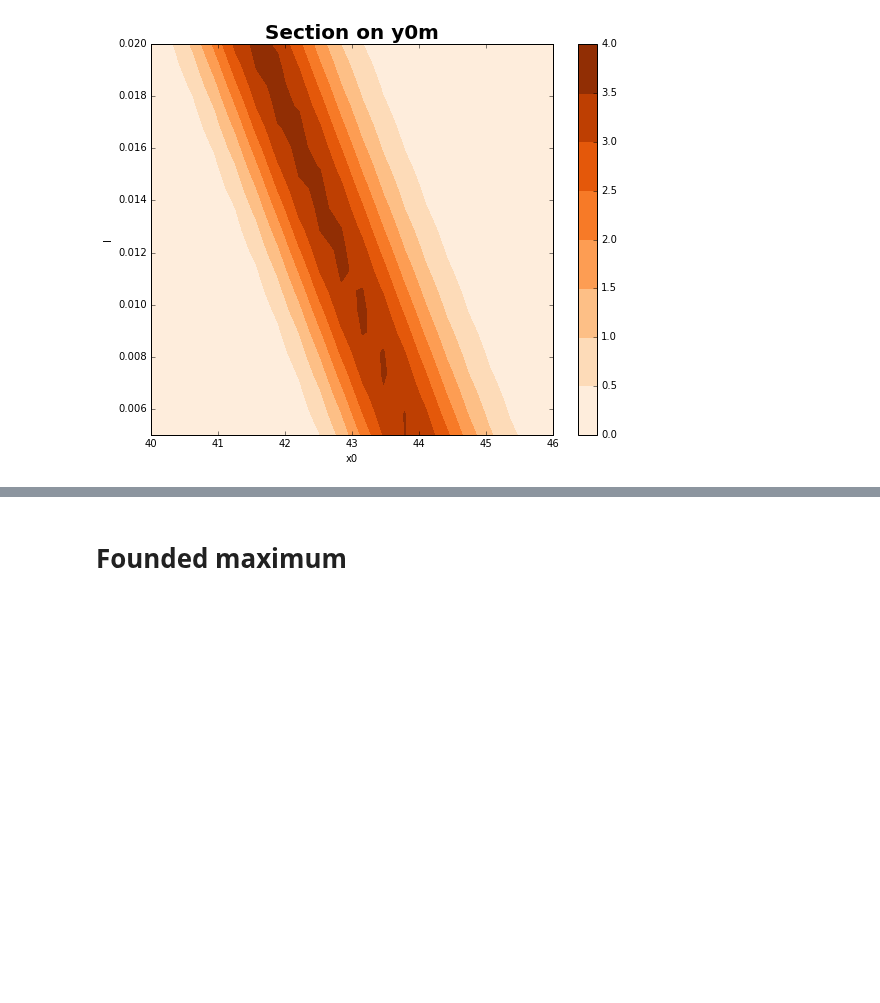
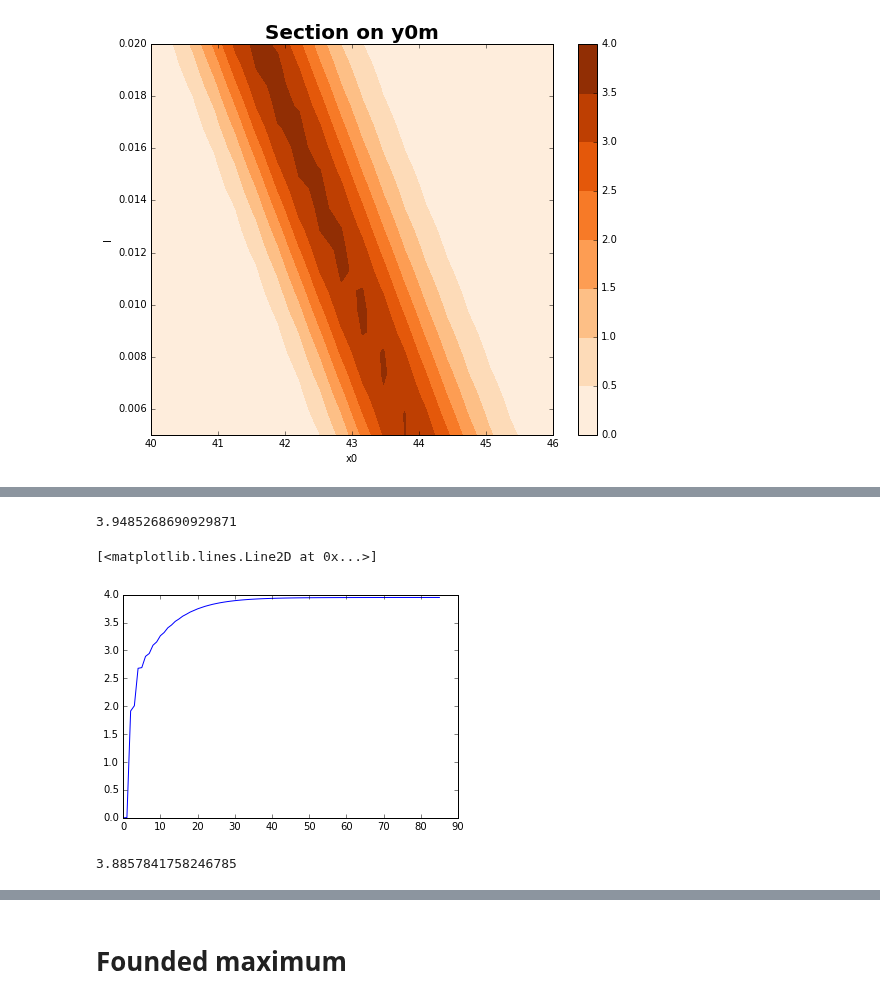
Before and after one commit to hushchyn-mikhail/ship_tracking_summer2016, a Jupyter notebook: notebooks/Retina_demonstration2.ipynb, the cells around one changed output, grey strips where cells are left out. Saved outputs shown, nothing was run; the diff lists cells and outputs as text; code cells hidden in the pictures; blank space fills up the shorter version.

```diff
--- a/notebooks/Retina_demonstration2.ipynb
+++ b/notebooks/Retina_demonstration2.ipynb
@@ -337,0 +340,15 @@ plt.title('x0-y0')
+# %%
+artifitial_retina_response(dots[-1], art_event[['Wx1', 'Wy1', 'Wz', 'Wx2', 'Wy2', 'Wz']].values, 2)
+# %% [output]
+3.9485268690929871
+# %%
+values = [artifitial_retina_response(dots[i], art_event[['Wx1', 'Wy1', 'Wz', 'Wx2', 'Wy2', 'Wz']].values, 2) for i in range(len(dots))]
+# %%
+plt.plot(range(len(dots)), values)
+# %% [output]
+[<matplotlib.lines.Line2D at 0x...>]
+[figure, added]
+# %%
+artifitial_retina_response(track1, art_event[['Wx1', 'Wy1', 'Wz', 'Wx2', 'Wy2', 'Wz']].values, 2)
+# %% [output]
+3.8857841758246785
```
Also changed, not shown: parts of 12 cells of this notebook, 1 other file.
